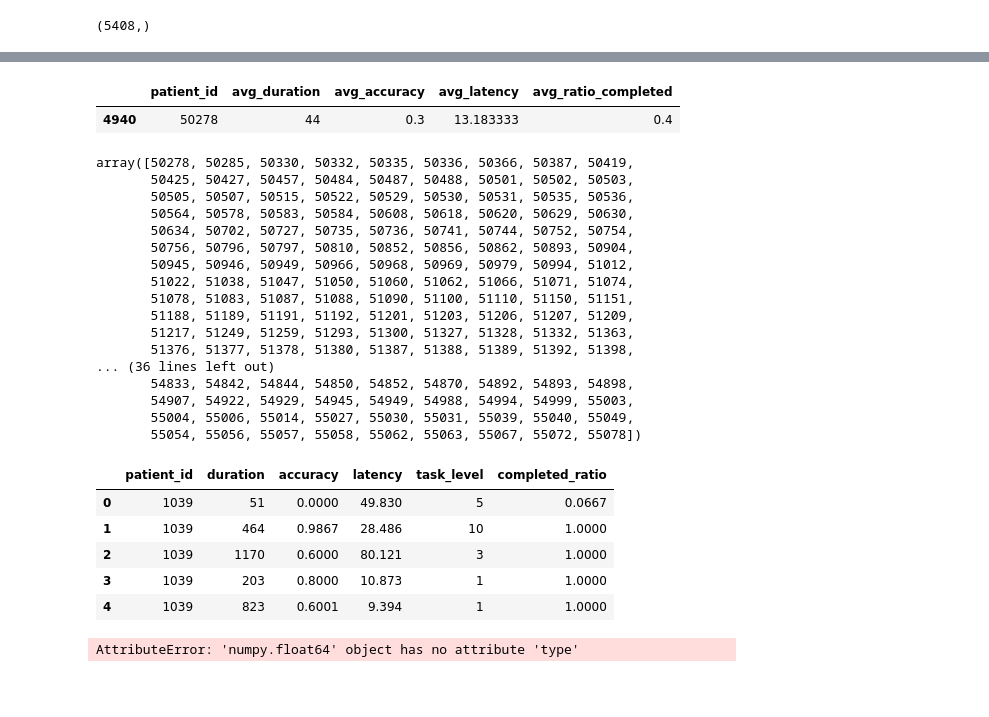
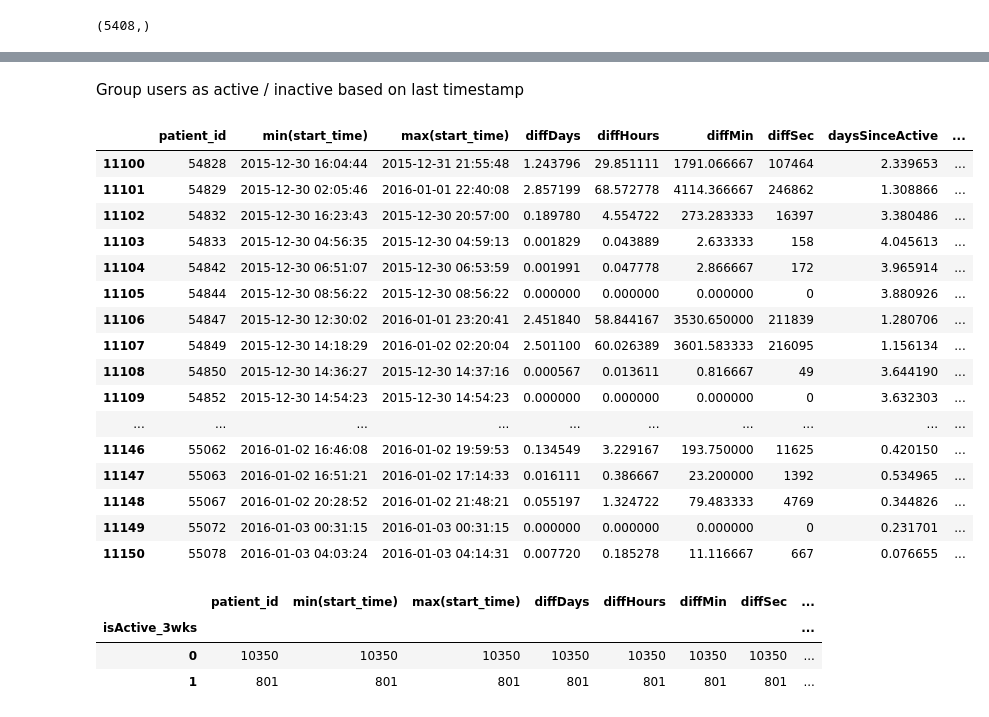
Before and after one commit to kbporter/insight_fellowship, a Jupyter notebook: constant_therapy_workbook.ipynb, the cells around one changed output, grey strips where cells are left out. Saved outputs shown, nothing was run; the diff lists cells and outputs as text; code cells hidden in the pictures; blank space fills up the shorter version.

```diff
--- a/constant_therapy_workbook.ipynb
+++ b/constant_therapy_workbook.ipynb
@@ -124,39 +147,32 @@ patient_nums_1day.shape
-# %%
-single_day_last5[4940:]
-# %% [output]
-|  | patient_id | avg_duration | avg_accuracy | avg_latency | avg_ratio_completed |
-| 4940 | 50278 | 44 | 0.3 | 13.183333 | 0.4 |
-# %%
-patient_nums_1day[4941:]
-# %% [output]
-array([50278, 50285, 50330, 50332, 50335, 50336, 50366, 50387, 50419,
-       50425, 50427, 50457, 50484, 50487, 50488, 50501, 50502, 50503,
-       50505, 50507, 50515, 50522, 50529, 50530, 50531, 50535, 50536,
-       50564, 50578, 50583, 50584, 50608, 50618, 50620, 50629, 50630,
-       50634, 50702, 50727, 50735, 50736, 50741, 50744, 50752, 50754,
-       50756, 50796, 50797, 50810, 50852, 50856, 50862, 50893, 50904,
-       50945, 50946, 50949, 50966, 50968, 50969, 50979, 50994, 51012,
-       51022, 51038, 51047, 51050, 51060, 51062, 51066, 51071, 51074,
-       51078, 51083, 51087, 51088, 51090, 51100, 51110, 51150, 51151,
-       51188, 51189, 51191, 51192, 51201, 51203, 51206, 51207, 51209,
-       51217, 51249, 51259, 51293, 51300, 51327, 51328, 51332, 51363,
-       51376, 51377, 51378, 51380, 51387, 51388, 51389, 51392, 51398,
-... (36 lines left out)
-       54833, 54842, 54844, 54850, 54852, 54870, 54892, 54893, 54898,
-       54907, 54922, 54929, 54945, 54949, 54988, 54994, 54999, 55003,
-       55004, 55006, 55014, 55027, 55030, 55031, 55039, 55040, 55049,
-       55054, 55056, 55057, 55058, 55062, 55063, 55067, 55072, 55078])
-# %%
-onep = sql_queries.last_5_sessions(cur, 1039)
-onep
-# %% [output]
-|  | patient_id | duration | accuracy | latency | task_level | completed_ratio |
-| 0 | 1039 | 51 | 0.0000 | 49.830 | 5 | 0.0667 |
-| 1 | 1039 | 464 | 0.9867 | 28.486 | 10 | 1.0000 |
-| 2 | 1039 | 1170 | 0.6000 | 80.121 | 3 | 1.0000 |
-| 3 | 1039 | 203 | 0.8000 | 10.873 | 1 | 1.0000 |
-| 4 | 1039 | 823 | 0.6001 | 9.394 | 1 | 1.0000 |
-# %%
-out = onep['completed_ratio'].mean()
-# %% [output]
-AttributeError: 'numpy.float64' object has no attribute 'type'
+# %% [markdown]
+Group users as active / inactive based on last timestamp
+# %%
+timesall['daysSinceActive']=(fns.maketime_sec(timesall['max(start_time)'].max())-timesall['max(start_time)'].apply(fns.maketime_sec))/86400
+# %%
+timesall['isActive_3wks'] = timesall['daysSinceActive'].apply(fns.isactive)
+timesall[11100:]
+# %% [output]
+|  | patient_id | min(start_time) | max(start_time) | diffDays | diffHours | diffMin | diffSec | daysSinceActive | ... |
+| 11100 | 54828 | 2015-12-30 16:04:44 | 2015-12-31 21:55:48 | 1.243796 | 29.851111 | 1791.066667 | 107464 | 2.339653 | ... |
+| 11101 | 54829 | 2015-12-30 02:05:46 | 2016-01-01 22:40:08 | 2.857199 | 68.572778 | 4114.366667 | 246862 | 1.308866 | ... |
+| 11102 | 54832 | 2015-12-30 16:23:43 | 2015-12-30 20:57:00 | 0.189780 | 4.554722 | 273.283333 | 16397 | 3.380486 | ... |
+| 11103 | 54833 | 2015-12-30 04:56:35 | 2015-12-30 04:59:13 | 0.001829 | 0.043889 | 2.633333 | 158 | 4.045613 | ... |
+| 11104 | 54842 | 2015-12-30 06:51:07 | 2015-12-30 06:53:59 | 0.001991 | 0.047778 | 2.866667 | 172 | 3.965914 | ... |
+| 11105 | 54844 | 2015-12-30 08:56:22 | 2015-12-30 08:56:22 | 0.000000 | 0.000000 | 0.000000 | 0 | 3.880926 | ... |
+| 11106 | 54847 | 2015-12-30 12:30:02 | 2016-01-01 23:20:41 | 2.451840 | 58.844167 | 3530.650000 | 211839 | 1.280706 | ... |
+| 11107 | 54849 | 2015-12-30 14:18:29 | 2016-01-02 02:20:04 | 2.501100 | 60.026389 | 3601.583333 | 216095 | 1.156134 | ... |
+| 11108 | 54850 | 2015-12-30 14:36:27 | 2015-12-30 14:37:16 | 0.000567 | 0.013611 | 0.816667 | 49 | 3.644190 | ... |
+| 11109 | 54852 | 2015-12-30 14:54:23 | 2015-12-30 14:54:23 | 0.000000 | 0.000000 | 0.000000 | 0 | 3.632303 | ... |
+| ... | ... | ... | ... | ... | ... | ... | ... | ... | ... |
+| 11146 | 55062 | 2016-01-02 16:46:08 | 2016-01-02 19:59:53 | 0.134549 | 3.229167 | 193.750000 | 11625 | 0.420150 | ... |
+| 11147 | 55063 | 2016-01-02 16:51:21 | 2016-01-02 17:14:33 | 0.016111 | 0.386667 | 23.200000 | 1392 | 0.534965 | ... |
+| 11148 | 55067 | 2016-01-02 20:28:52 | 2016-01-02 21:48:21 | 0.055197 | 1.324722 | 79.483333 | 4769 | 0.344826 | ... |
+| 11149 | 55072 | 2016-01-03 00:31:15 | 2016-01-03 00:31:15 | 0.000000 | 0.000000 | 0.000000 | 0 | 0.231701 | ... |
+| 11150 | 55078 | 2016-01-03 04:03:24 | 2016-01-03 04:14:31 | 0.007720 | 0.185278 | 11.116667 | 667 | 0.076655 | ... |
+# %%
+timesall.groupby('isActive_3wks').count()
+# %% [output]
+|  | patient_id | min(start_time) | max(start_time) | diffDays | diffHours | diffMin | diffSec | ... |
+| isActive_3wks |  |  |  |  |  |  |  | ... |
+| 0 | 10350 | 10350 | 10350 | 10350 | 10350 | 10350 | 10350 | ... |
+| 1 | 801 | 801 | 801 | 801 | 801 | 801 | 801 | ... |
```
Also changed, not shown: parts of 19 cells of this notebook, 2 other files.
